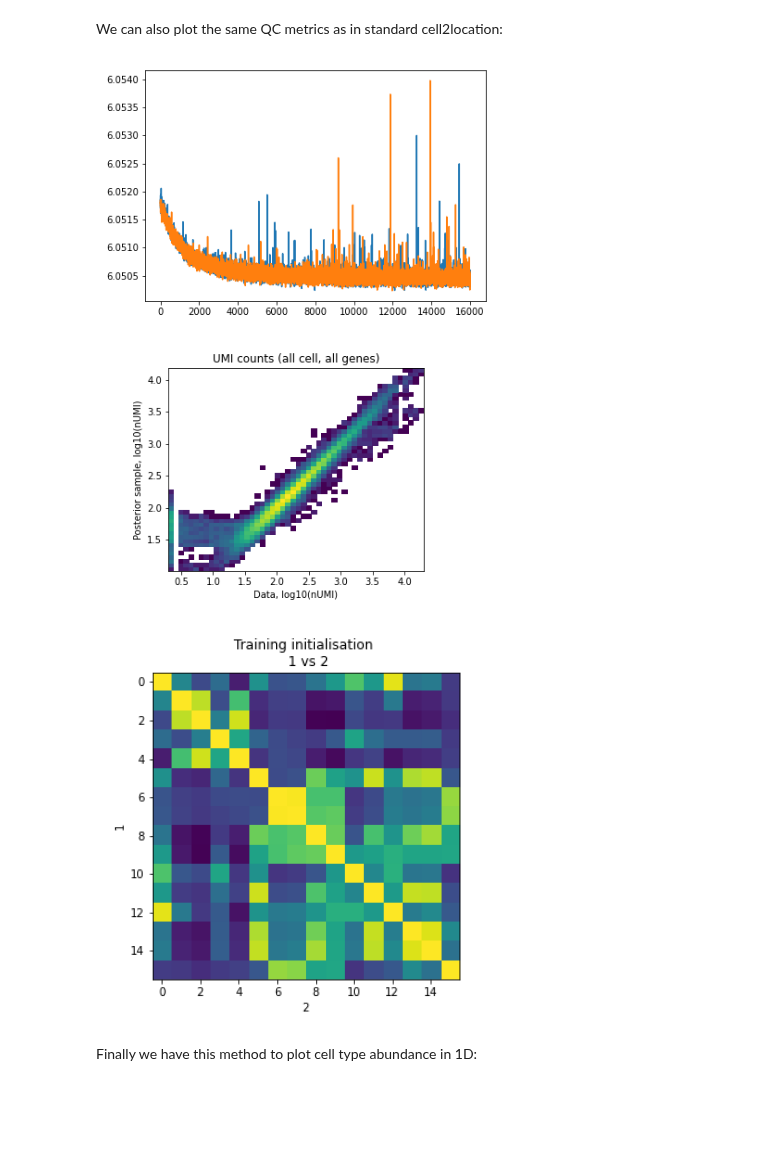
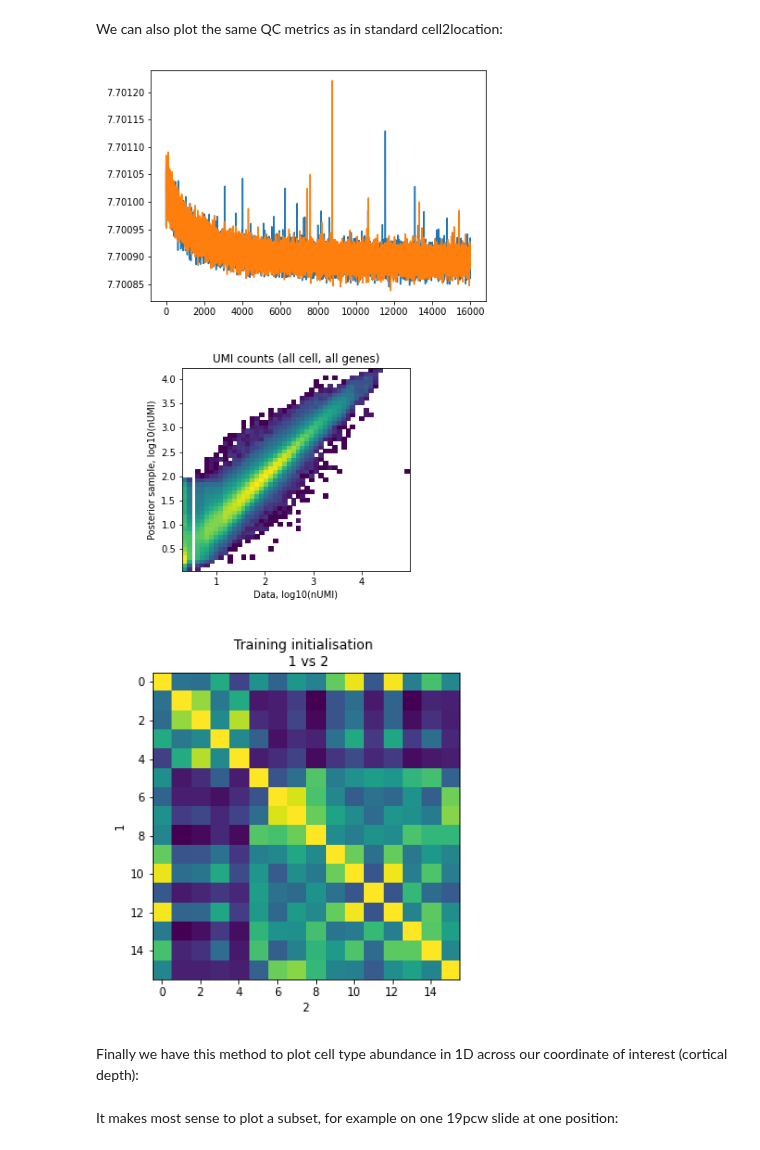
Before and after one commit to BayraktarLab/cell2location, a Jupyter notebook: docs/notebooks/cell2loation_for_NanostringWTA.ipynb, the cells around one changed output. Drawn from its saved outputs; the diff is of its cells as text; code cells hidden in the pictures; blank space fills up the shorter version.

```diff
--- a/docs/notebooks/cell2loation_for_NanostringWTA.ipynb
+++ b/docs/notebooks/cell2loation_for_NanostringWTA.ipynb
@@ -98,22 +149,24 @@ adata_c2l.obs.loc[:,['mean_spot_factors' in c for c in adata_c2l.obs.columns]]
 We can also plot the same QC metrics as in standard cell2location:
 # %%
 from IPython.display import Image
-Image(filename='resultsLocationModelWTA_1experiments_16clusters_16locations_15124genes/plots/training_history_without_first_20perc.png',
+Image(filename='resultsLocationModelWTA_1experiments_16clusters_288locations_15124genes/plots/training_history_without_first_20perc.png',
       width=400)
 # %% [output]
-[figure, old version]
+[figure, new version]
 # %%
-Image(filename='resultsLocationModelWTA_1experiments_16clusters_16locations_15124genes/plots/data_vs_posterior_mean.png',
+Image(filename='resultsLocationModelWTA_1experiments_16clusters_288locations_15124genes/plots/data_vs_posterior_mean.png',
       width=400)
 # %% [output]
-[figure, old version]
+[figure, new version]
 # %%
-Image(filename='resultsLocationModelWTA_1experiments_16clusters_16locations_15124genes/plots/evaluate_stability.png',
+Image(filename='resultsLocationModelWTA_1experiments_16clusters_288locations_15124genes/plots/evaluate_stability.png',
       width=400)
 # %% [output]
-[figure, old version]
+[figure, new version]
 # %% [markdown]
-Finally we have this method to plot cell type abundance in 1D:
+Finally we have this method to plot cell type abundance in 1D across our coordinate of interest (cortical depth):
+# %% [markdown]
+It makes most sense to plot a subset, for example on one 19pcw slide at one position:
 # %%
 colourCode = {'SPN': 'salmon', 'End': 'darkcyan', 'ExDp1': 'deepskyblue', 'ExDp2': 'blue', 'ExM': 'gold', 'ExM-U': 'yellow',
               'ExN': 'darkorange', 'InCGE': 'darkgrey', 'InMGE': 'dimgray', 'IP': 'darkviolet',
```
Also changed, not shown: parts of 11 cells of this notebook, 3 other files.
